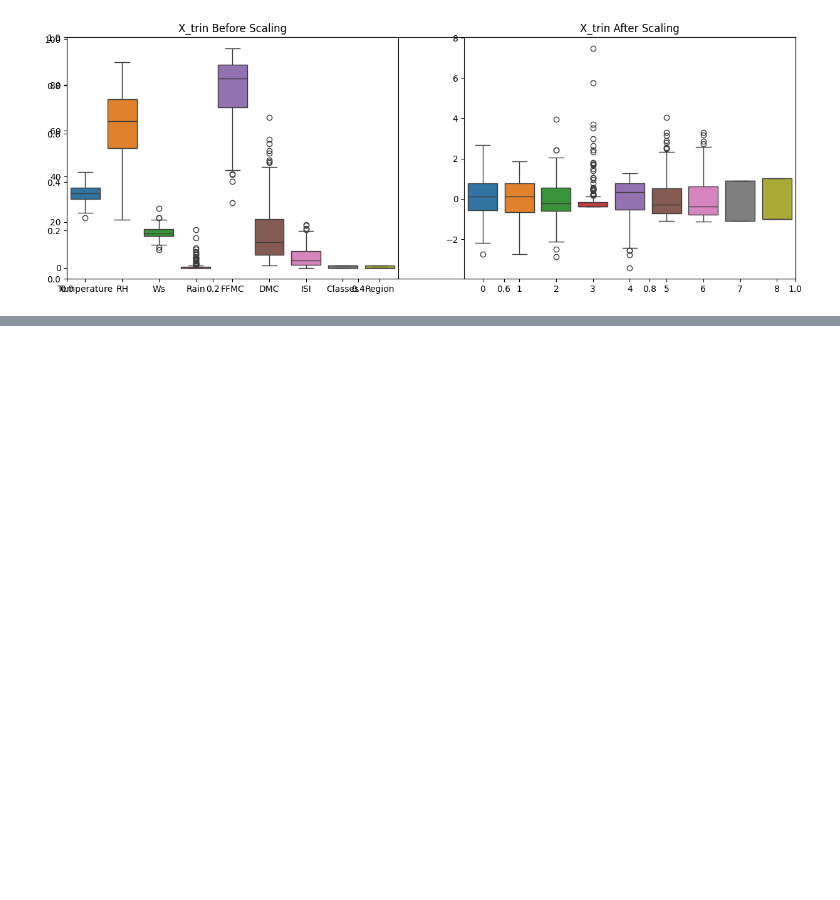
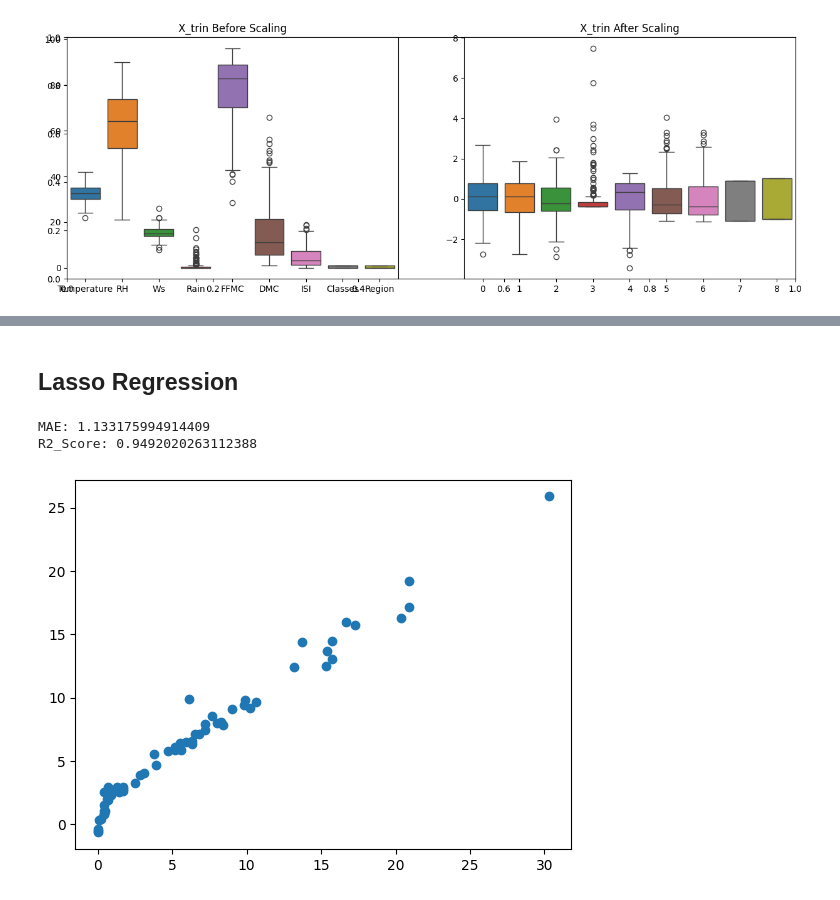
Before and after one commit to buildwithadi/DS-ML-DL-NLP-Bootcamp, a Jupyter notebook: Machine Learning/2-Ridge-Lasso-ElasticNet/modelTraining.ipynb, the cells around one changed output, grey strips where cells are left out. Cells and saved outputs as stored; diff of their text form; code cells hidden in the pictures; blank space fills up the shorter version.

```diff
--- a/Machine Learning/2-Ridge-Lasso-ElasticNet/modelTraining.ipynb
+++ b/Machine Learning/2-Ridge-Lasso-ElasticNet/modelTraining.ipynb
@@ -133,0 +154,20 @@ Text(0.5, 1.0, 'X_trin After Scaling')
+# %% [markdown]
+## Lasso Regression
+# %%
+from sklearn.linear_model import Lasso
+from sklearn.metrics import mean_absolute_error
+from sklearn.metrics import r2_score
+
+laso = Lasso()
+laso.fit(X_train_scaled,y_train)
+y_pred = laso.predict(X_test_scaled)
+mae = mean_absolute_error(y_test,y_pred)
+score = r2_score(y_test,y_pred)
+print("MAE:",mae)
+print("R2_Score:",score)
+plt.scatter(y_test,y_pred)
+plt.show()
+# %% [output]
+MAE: 1.133175994914409
+R2_Score: 0.9492020263112388
+[figure, added]
```
Also changed, not shown: parts of 11 cells of this notebook.
